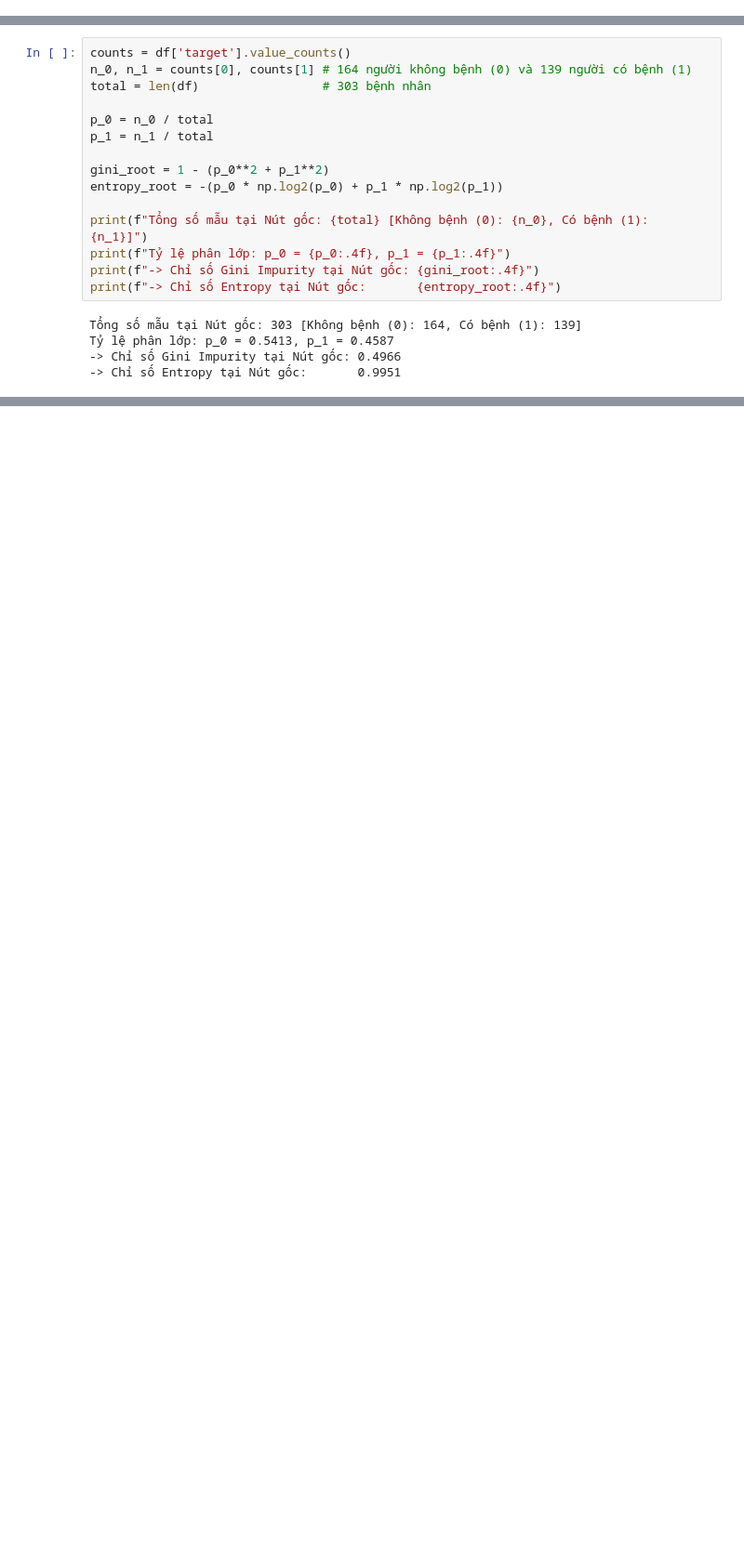
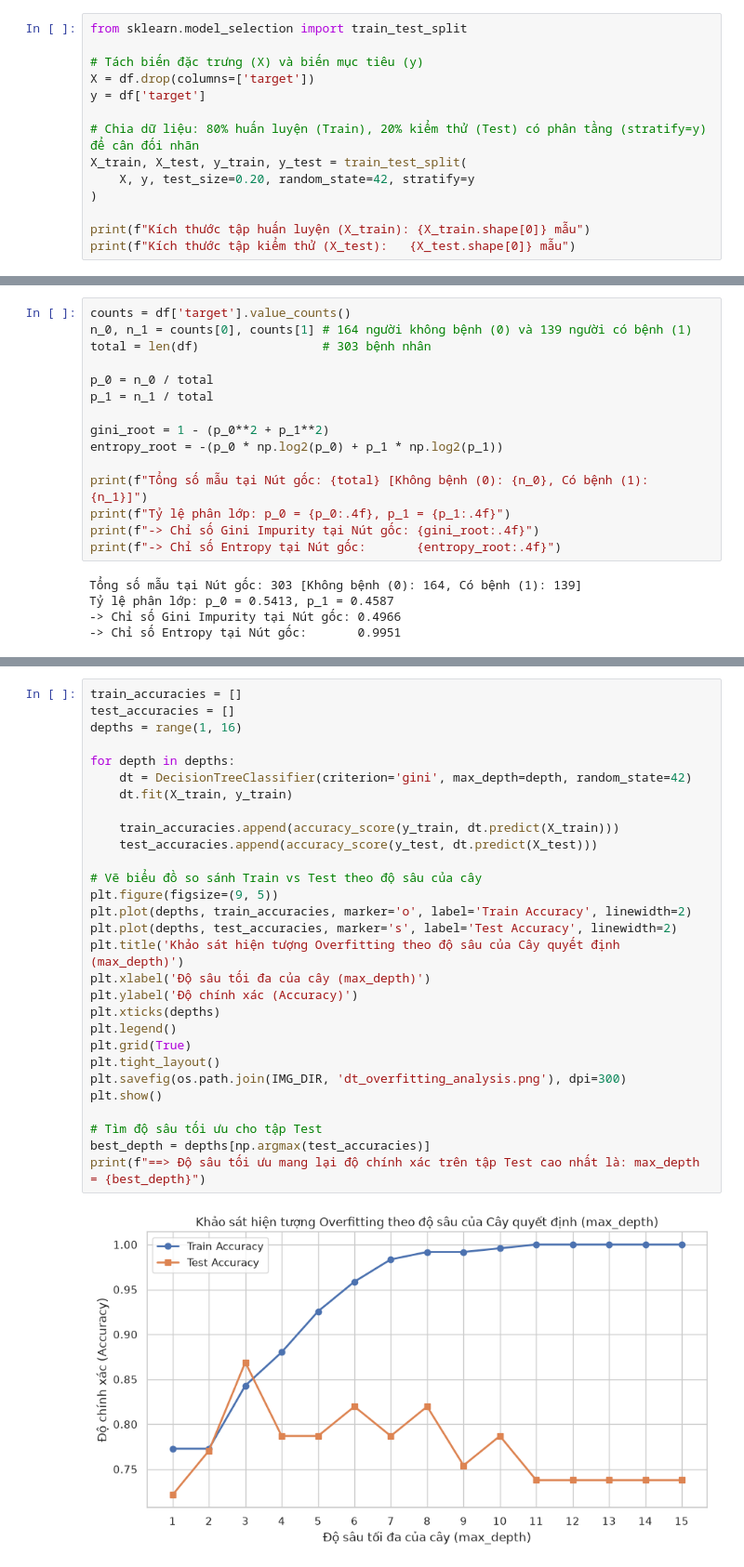
Before and after one commit to caohienITT05/khaipha_dulieu, a Jupyter notebook: notebooks/main_heart_disease.ipynb, the cells around one changed output, grey strips where cells are left out. Shown at 93% size. Drawn from its saved outputs; the diff is of its cells as text; blank space fills up the shorter version.

```diff
--- a/notebooks/main_heart_disease.ipynb
+++ b/notebooks/main_heart_disease.ipynb
@@ -51,0 +126,14 @@ Name: count, dtype: int64
+# %%
+from sklearn.model_selection import train_test_split
+
+# Tách biến đặc trưng (X) và biến mục tiêu (y)
+X = df.drop(columns=['target'])
+y = df['target']
+
+# Chia dữ liệu: 80% huấn luyện (Train), 20% kiểm thử (Test) có phân tầng (stratify=y) để cân đối nhãn
+X_train, X_test, y_train, y_test = train_test_split(
+    X, y, test_size=0.20, random_state=42, stratify=y
+)
+
+print(f"Kích thước tập huấn luyện (X_train): {X_train.shape[0]} mẫu")
+print(f"Kích thước tập kiểm thử (X_test):   {X_test.shape[0]} mẫu")
@@ -71,0 +199,31 @@ Tỷ lệ phân lớp: p_0 = 0.5413, p_1 = 0.4587
+# %%
+train_accuracies = []
+test_accuracies = []
+depths = range(1, 16)
+
+for depth in depths:
+    dt = DecisionTreeClassifier(criterion='gini', max_depth=depth, random_state=42)
+    dt.fit(X_train, y_train)
+
+    train_accuracies.append(accuracy_score(y_train, dt.predict(X_train)))
+    test_accuracies.append(accuracy_score(y_test, dt.predict(X_test)))
+
+# Vẽ biểu đồ so sánh Train vs Test theo độ sâu của cây
+plt.figure(figsize=(9, 5))
+plt.plot(depths, train_accuracies, marker='o', label='Train Accuracy', linewidth=2)
+plt.plot(depths, test_accuracies, marker='s', label='Test Accuracy', linewidth=2)
+plt.title('Khảo sát hiện tượng Overfitting theo độ sâu của Cây quyết định (max_depth)')
+plt.xlabel('Độ sâu tối đa của cây (max_depth)')
+plt.ylabel('Độ chính xác (Accuracy)')
+plt.xticks(depths)
+plt.legend()
+plt.grid(True)
+plt.tight_layout()
+plt.savefig(os.path.join(IMG_DIR, 'dt_overfitting_analysis.png'), dpi=300)
+plt.show()
+
+# Tìm độ sâu tối ưu cho tập Test
+best_depth = depths[np.argmax(test_accuracies)]
+print(f"==> Độ sâu tối ưu mang lại độ chính xác trên tập Test cao nhất là: max_depth = {best_depth}")
+# %% [output]
+[figure, added]
```
Also changed, not shown: parts of 10 cells of this notebook, 7 other files.
